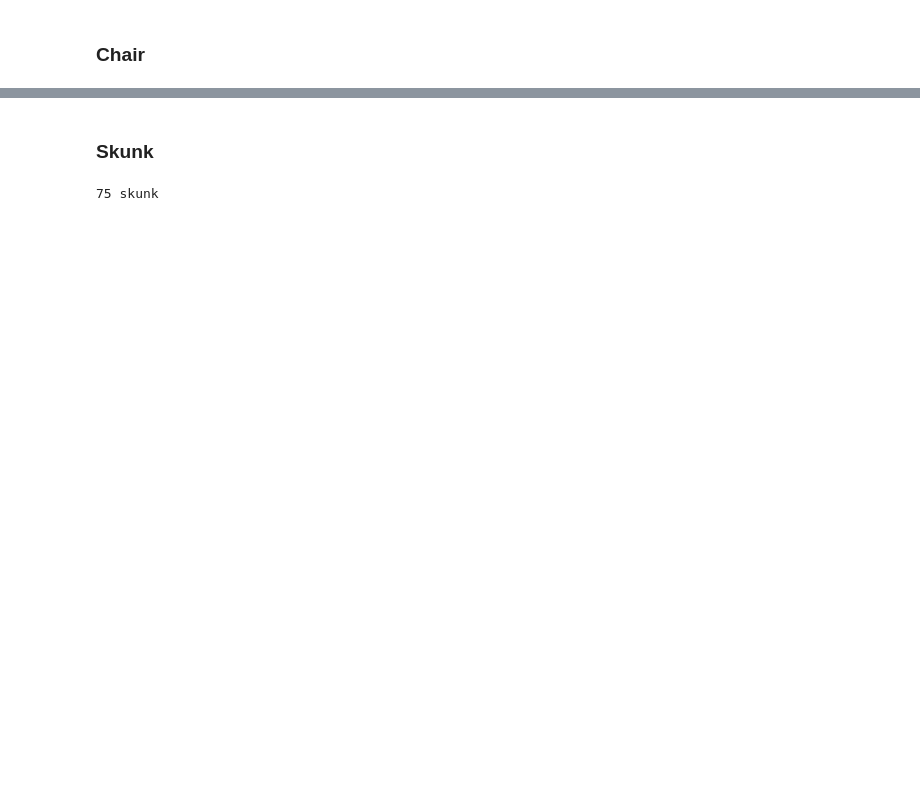
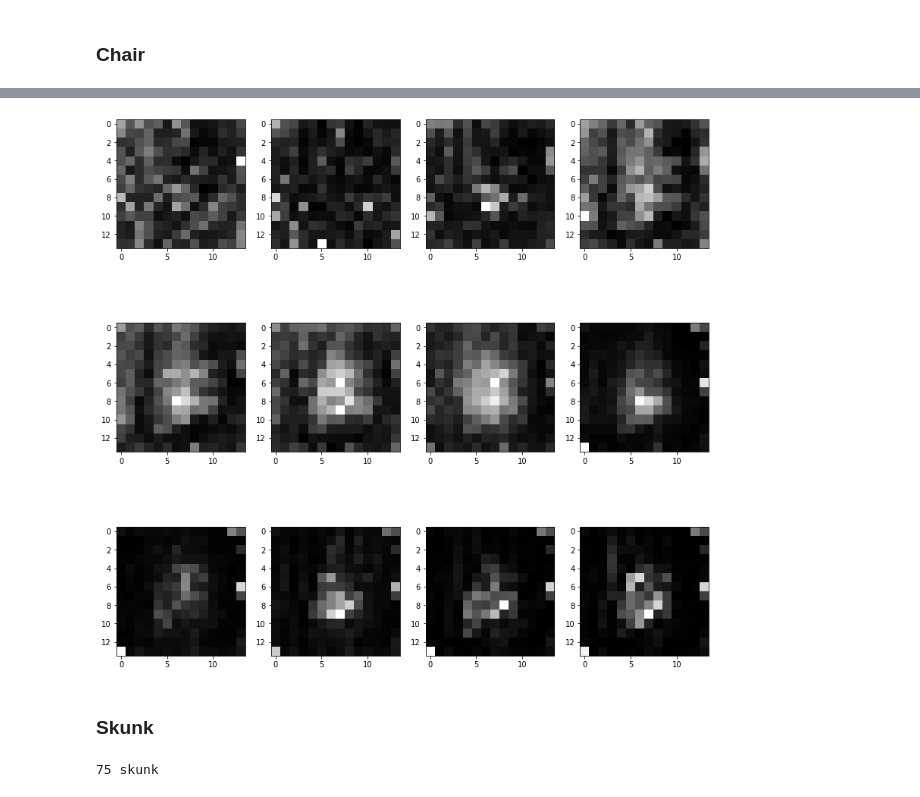
Before and after one commit to bradley-ray/implementing-deep-learn-papers, a Jupyter notebook: an_image_is_worth_16x16_words.ipynb, the cells around one changed output, grey strips where cells are left out. Cells and saved outputs as stored; diff of their text form; code cells hidden in the pictures; blank space fills up the shorter version.

```diff
--- a/an_image_is_worth_16x16_words.ipynb
+++ b/an_image_is_worth_16x16_words.ipynb
@@ -348,3 +367,7 @@ to_img(inv_norm(x.squeeze(0), mean, std))
+# %%
+visualize_attn_values(model)
+# %% [output]
+[figure, added]
 # %% [markdown]
 ### Skunk
 # %%
```
Also changed, not shown: parts of 14 cells of this notebook.
